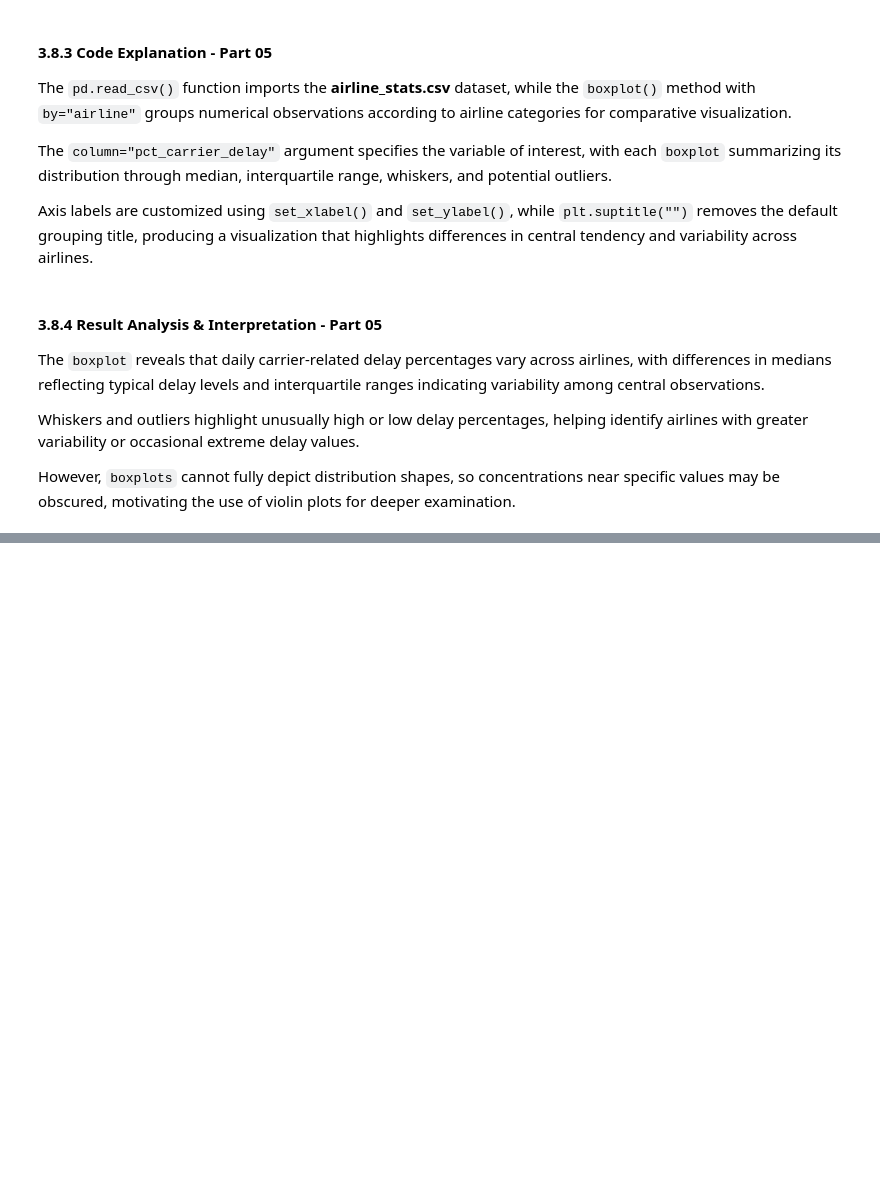
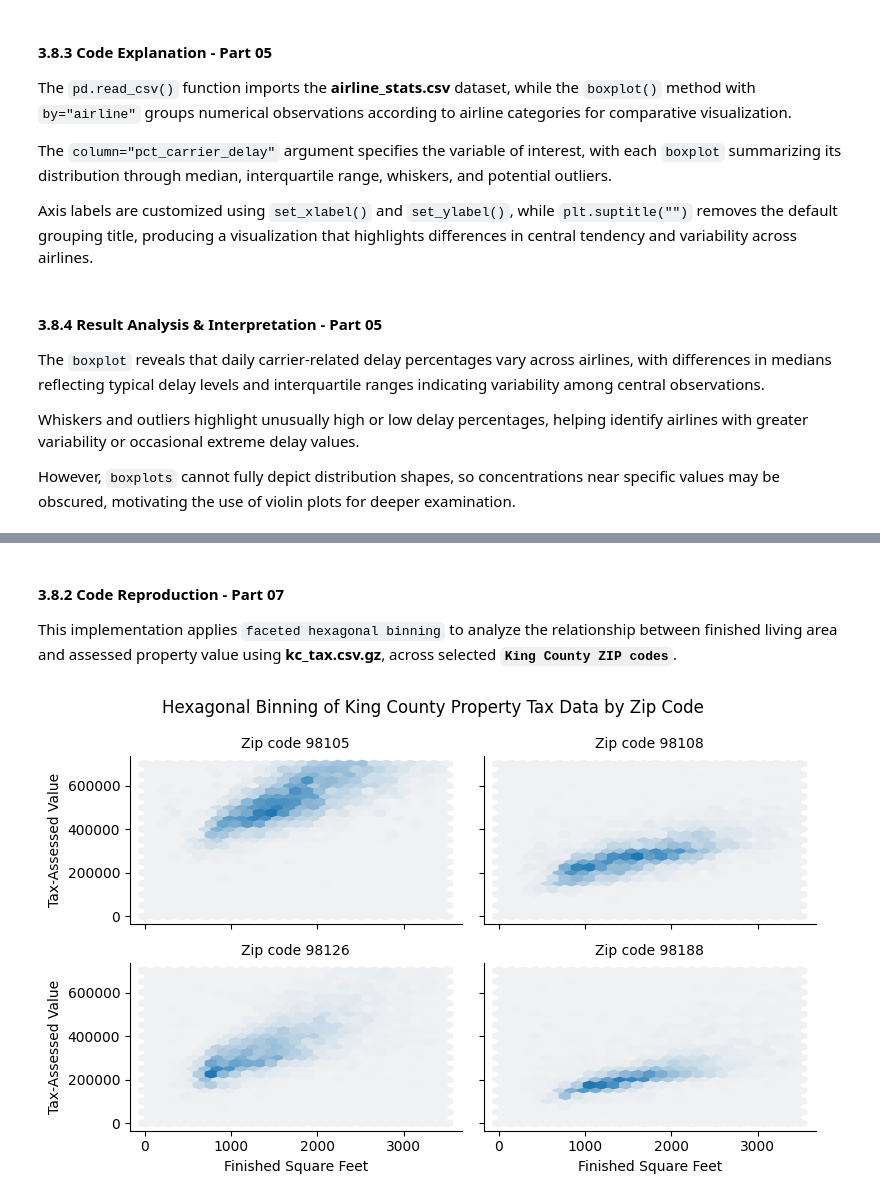
Before and after one commit to kinanpta/Practical-Statistics-for-Data-Scientists, a Jupyter notebook: Chapter01_Exploratory_Data_Analysis.ipynb, the cells around one changed output, grey strips where cells are left out. Drawn from its saved outputs; the diff is of its cells as text; code cells hidden in the pictures; blank space fills up the shorter version.

```diff
--- a/Chapter01_Exploratory_Data_Analysis.ipynb
+++ b/Chapter01_Exploratory_Data_Analysis.ipynb
@@ -1155,0 +1216,50 @@ However, `boxplots` cannot fully depict distribution shapes, so concentrations n
+# %% [markdown]
+#### 3.8.2 Code Reproduction - Part 07
+
+This implementation applies `faceted hexagonal binning` to analyze the relationship between finished living area and assessed property value using **kc_tax.csv.gz**, across selected **`King County ZIP codes`**.
+# %%
+kcTax = pd.read_csv("datasets/kc_tax.csv.gz")
+zipCodes = [98188, 98105, 98108, 98126]
+
+kc_tax_zip = kcTax.loc[
+    kcTax.ZipCode.isin(zipCodes),
+    :
+]
+
+def hexbin(x, y, color, **kwargs): #helper function
+    cmap = sns.light_palette(color, as_cmap=True) #gradient
+
+    plt.hexbin(
+        x,
+        y,
+        gridsize = 25,
+        cmap = cmap,
+        **kwargs
+    ) #create hexbin plot
+
+grid = sns.FacetGrid(
+    kc_tax_zip,
+    col = "ZipCode", #divide the data into separate panels based on the "ZipCode" column
+    col_wrap = 2, #max 2 columns per row
+)
+grid.fig.set_size_inches(8, 5)
+
+grid.map(
+    hexbin,
+    "SqFtTotLiving",
+    "TaxAssessedValue",
+    extent=[0, 3500, 0, 700000]
+)
+
+grid.set_axis_labels(
+    "Finished Square Feet",
+    "Tax-Assessed Value"
+)
+
+grid.set_titles("Zip code {col_name:.0f}")
+
+plt.suptitle("Hexagonal Binning of King County Property Tax Data by Zip Code")
+plt.tight_layout()
+plt.show()
+# %% [output]
+[figure, added]
```
Also changed, not shown: parts of 8 cells of this notebook.
